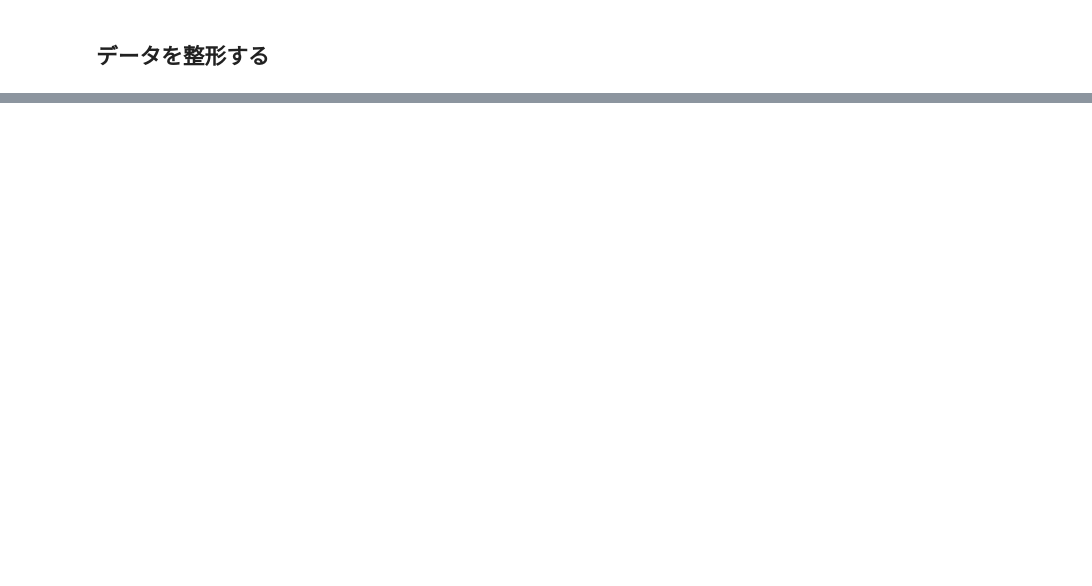
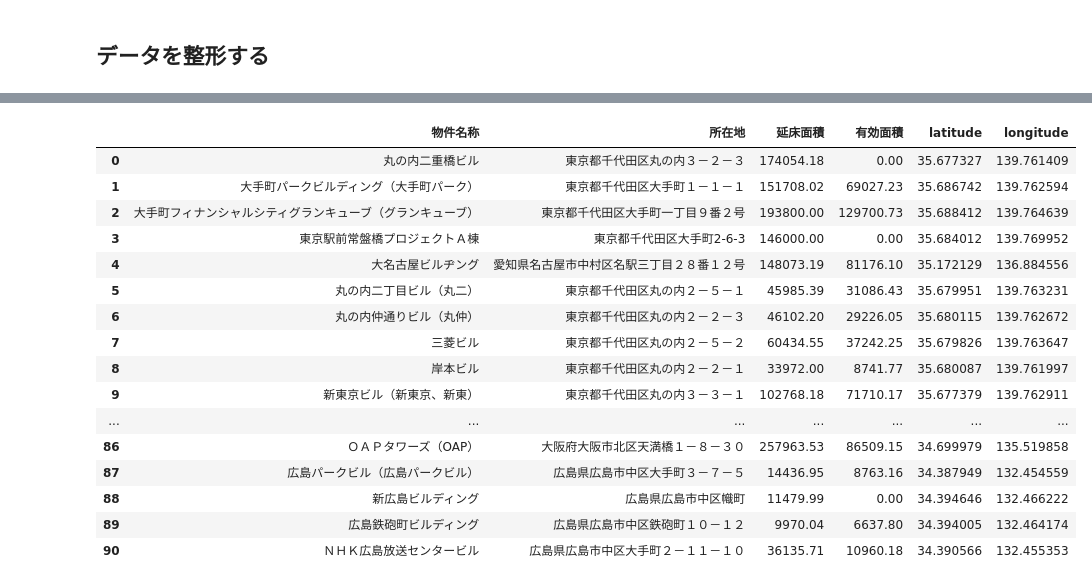
Before and after one commit to EiHirai/mec_lecture, a Jupyter notebook: lecture_3/get_property_data.ipynb, the cells around one changed output, grey strips where cells are left out. Saved outputs shown, nothing was run; the diff lists cells and outputs as text; code cells hidden in the pictures; blank space fills up the shorter version.

```diff
--- a/lecture_3/get_property_data.ipynb
+++ b/lecture_3/get_property_data.ipynb
@@ -491,3 +370,24 @@ df
+# %%
+df = pd.read_csv('latlon.csv')
+df
+# %% [output]
+|  | 物件名称 | 所在地 | 延床面積 | 有効面積 | latitude | longitude |
+| 0 | 丸の内二重橋ビル | 東京都千代田区丸の内３－２－３ | 174054.18 | 0.00 | 35.677327 | 139.761409 |
+| 1 | 大手町パークビルディング（大手町パーク） | 東京都千代田区大手町１－１－１ | 151708.02 | 69027.23 | 35.686742 | 139.762594 |
+| 2 | 大手町フィナンシャルシティグランキューブ（グランキューブ） | 東京都千代田区大手町一丁目９番２号 | 193800.00 | 129700.73 | 35.688412 | 139.764639 |
+| 3 | 東京駅前常盤橋プロジェクトＡ棟 | 東京都千代田区大手町2-6-3 | 146000.00 | 0.00 | 35.684012 | 139.769952 |
+| 4 | 大名古屋ビルヂング | 愛知県名古屋市中村区名駅三丁目２８番１２号 | 148073.19 | 81176.10 | 35.172129 | 136.884556 |
+| 5 | 丸の内二丁目ビル（丸二） | 東京都千代田区丸の内２－５－１ | 45985.39 | 31086.43 | 35.679951 | 139.763231 |
+| 6 | 丸の内仲通りビル（丸仲） | 東京都千代田区丸の内２－２－３ | 46102.20 | 29226.05 | 35.680115 | 139.762672 |
+| 7 | 三菱ビル | 東京都千代田区丸の内２－５－２ | 60434.55 | 37242.25 | 35.679826 | 139.763647 |
+| 8 | 岸本ビル | 東京都千代田区丸の内２－２－１ | 33972.00 | 8741.77 | 35.680087 | 139.761997 |
+| 9 | 新東京ビル（新東京、新東） | 東京都千代田区丸の内３－３－１ | 102768.18 | 71710.17 | 35.677379 | 139.762911 |
+| ... | ... | ... | ... | ... | ... | ... |
+| 86 | ＯＡＰタワーズ（OAP） | 大阪府大阪市北区天満橋１－８－３０ | 257963.53 | 86509.15 | 34.699979 | 135.519858 |
+| 87 | 広島パークビル（広島パークビル） | 広島県広島市中区大手町３－７－５ | 14436.95 | 8763.16 | 34.387949 | 132.454559 |
+| 88 | 新広島ビルディング | 広島県広島市中区幟町 | 11479.99 | 0.00 | 34.394646 | 132.466222 |
+| 89 | 広島鉄砲町ビルディング | 広島県広島市中区鉄砲町１０－１２ | 9970.04 | 6637.80 | 34.394005 | 132.464174 |
+| 90 | ＮＨＫ広島放送センタービル | 広島県広島市中区大手町２－１１－１０ | 36135.71 | 10960.18 | 34.390566 | 132.455353 |
 # %%
 # CSVに保存する
 df.to_csv('mec_property.csv', sep=',')
```
Also changed, not shown: parts of 19 cells of this notebook, 4 other files.
